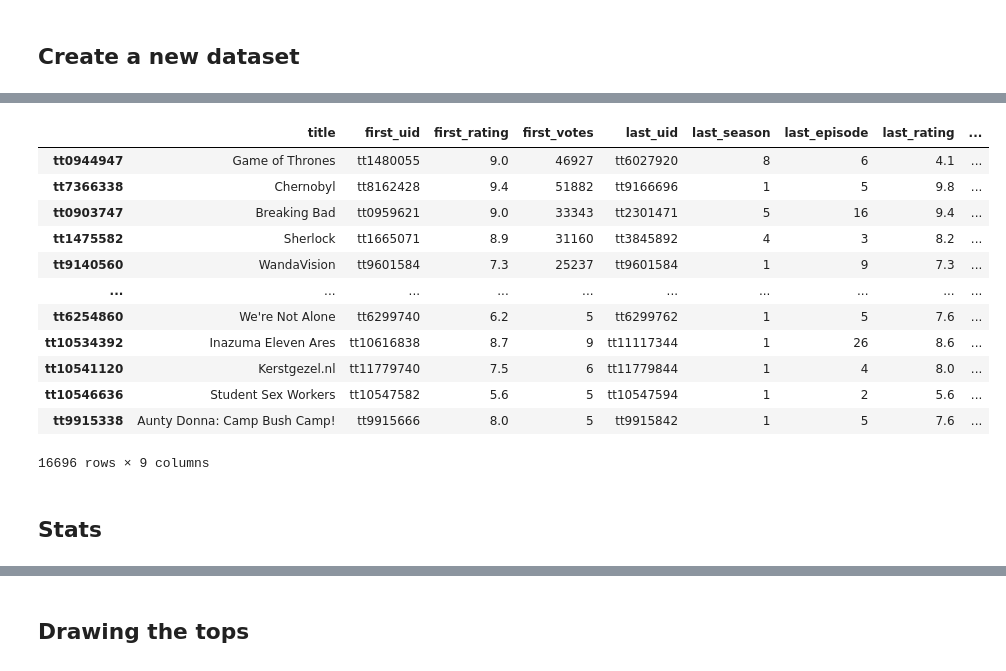
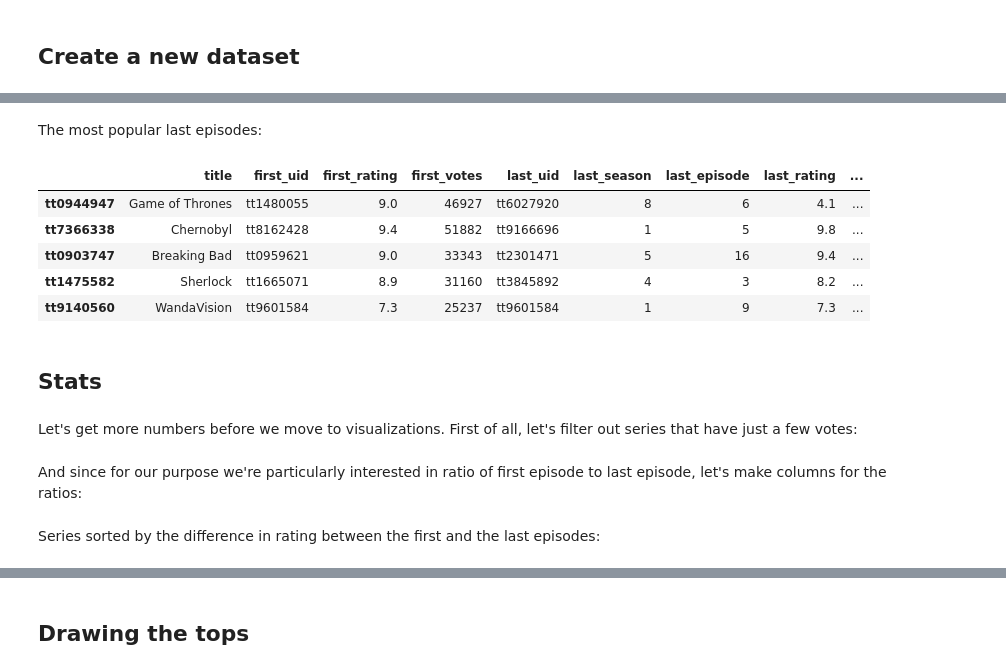
Before and after one commit to orsinium/notes, a Jupyter notebook: notes-python/series-ratings.ipynb, the cells around one changed output, grey strips where cells are left out. Drawn from its saved outputs; the diff is of its cells as text; code cells hidden in the pictures.

```diff
--- a/notes-python/series-ratings.ipynb
+++ b/notes-python/series-ratings.ipynb
@@ -144,20 +103,17 @@ df5.head()
+# %% [markdown]
+The most popular last episodes:
 # %%
-df5.sort_values('last_votes', ascending=False)
+df5.sort_values('last_votes', ascending=False).head(5)
 # %% [output]
 |  | title | first_uid | first_rating | first_votes | last_uid | last_season | last_episode | last_rating | ... |
 | tt0944947 | Game of Thrones | tt1480055 | 9.0 | 46927 | tt6027920 | 8 | 6 | 4.1 | ... |
 | tt7366338 | Chernobyl | tt8162428 | 9.4 | 51882 | tt9166696 | 1 | 5 | 9.8 | ... |
 | tt0903747 | Breaking Bad | tt0959621 | 9.0 | 33343 | tt2301471 | 5 | 16 | 9.4 | ... |
 | tt1475582 | Sherlock | tt1665071 | 8.9 | 31160 | tt3845892 | 4 | 3 | 8.2 | ... |
 | tt9140560 | WandaVision | tt9601584 | 7.3 | 25237 | tt9601584 | 1 | 9 | 7.3 | ... |
-| ... | ... | ... | ... | ... | ... | ... | ... | ... | ... |
-| tt6254860 | We're Not Alone | tt6299740 | 6.2 | 5 | tt6299762 | 1 | 5 | 7.6 | ... |
-| tt10534392 | Inazuma Eleven Ares | tt10616838 | 8.7 | 9 | tt11117344 | 1 | 26 | 8.6 | ... |
-| tt10541120 | Kerstgezel.nl | tt11779740 | 7.5 | 6 | tt11779844 | 1 | 4 | 8.0 | ... |
-| tt10546636 | Student Sex Workers | tt10547582 | 5.6 | 5 | tt10547594 | 1 | 2 | 5.6 | ... |
-| tt9915338 | Aunty Donna: Camp Bush Camp! | tt9915666 | 8.0 | 5 | tt9915842 | 1 | 5 | 7.6 | ... |
-16696 rows × 9 columns
 # %% [markdown]
 ## Stats
+# %% [markdown]
+Let's get more numbers before we move to visualizations. First of all, let's filter out series that have just a few votes:
 # %%
 df6 = df5[df5.first_votes > 1000]
@@ -164,7 +121,11 @@ df6 = df5[df5.first_votes > 1000]
+# %% [markdown]
+And since for our purpose we're particularly interested in ratio of first episode to last episode, let's make columns for the ratios:
 # %%
 df7 = df6.copy()
 df7['votes_ratio'] = df7.last_votes / df7.first_votes
 df7['rating_ratio'] = df7.last_rating / df7.first_rating
+# %% [markdown]
+Series sorted by the difference in rating between the first and the last episodes:
 # %%
 df7.sort_values('rating_ratio', ascending=False)
 # %% [output]
```
Also changed, not shown: parts of 43 cells of this notebook.
